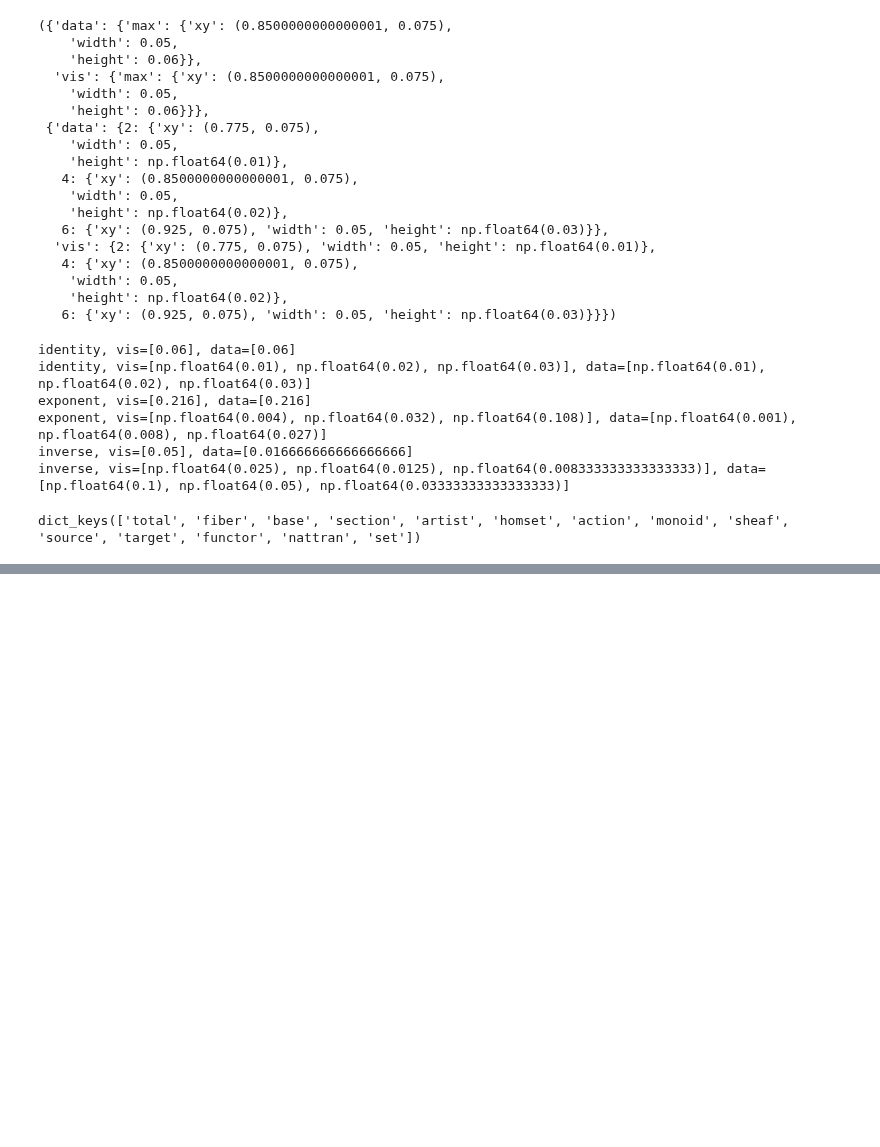
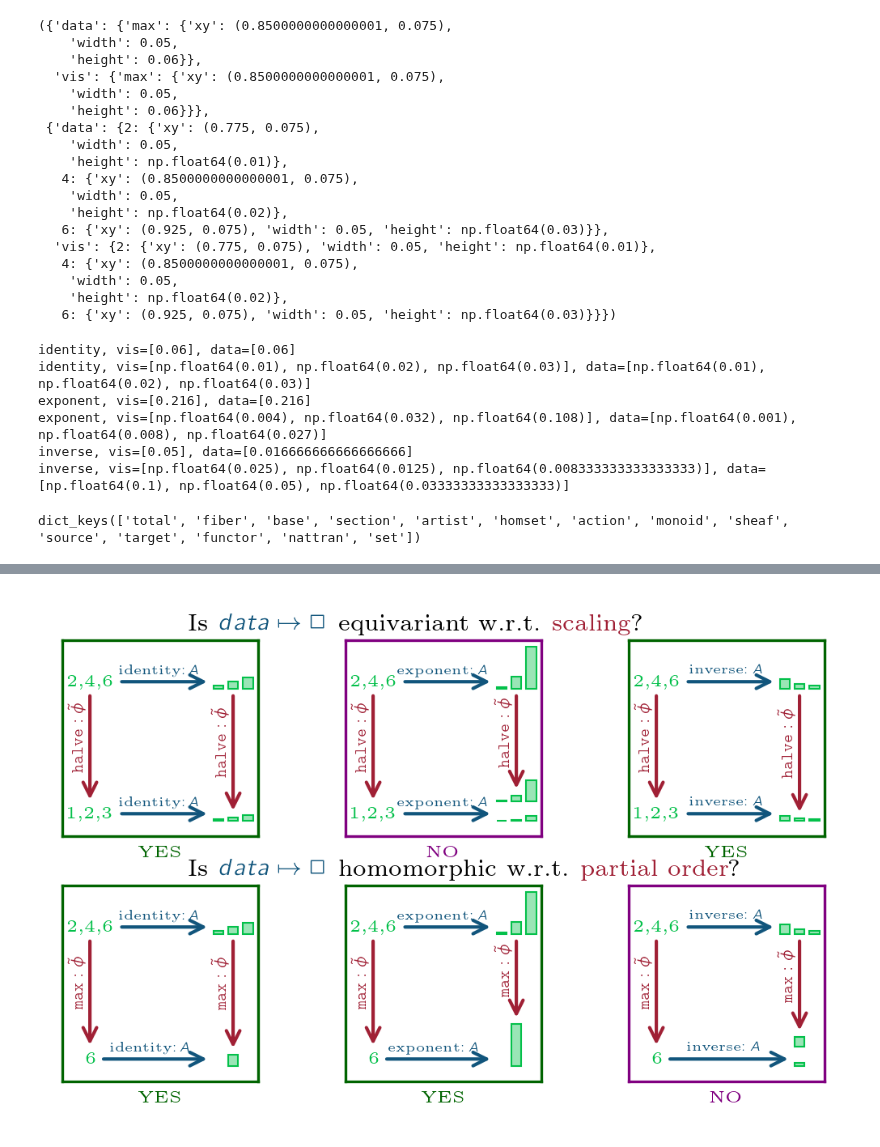
Before and after one commit to story645/team, a Jupyter notebook: paper/figcode/equivariance_homomorphism.ipynb, the cells around one changed output, grey strips where cells are left out. Drawn from its saved outputs; the diff is of its cells as text; code cells hidden in the pictures; blank space fills up the shorter version.

Commit message:
fold back in equivariance and homomorphism

```diff
--- a/paper/figcode/equivariance_homomorphism.ipynb
+++ b/paper/figcode/equivariance_homomorphism.ipynb
@@ -114,9 +114,13 @@ pcd.keys()
 # %% [output]
 dict_keys(['total', 'fiber', 'base', 'section', 'artist', 'homset', 'action', 'monoid', 'sheaf', 'source', 'target', 'functor', 'nattran', 'set'])
 # %%
-def make_diagram(title, symmetry, action, action_label, boxes, boxes_func, savepath, action_label_orientation='v'):
+def make_diagram(title, symmetry, action, action_label, boxes, boxes_func, savepath, action_label_orientation='v', fig=None, save=False):
 
-    fig, axd = plt.subplot_mosaic([[name for name in bar_transforms]], figsize=(3.5, 1), layout='compressed')
+    if not fig:
+        fig = plt.figure(figsize=(3.5, 1), layout='compressed')
+        save = True
+
+    axd = fig.subplot_mosaic([[name for name in bar_transforms]])
 
     space = ("s", fig.get_facecolor())
     texts = [("Is", "k"), space, (r"$data \mapsto \Box$", pcd['artist']), space, (title[0], 'k'), space,
@@ -191,10 +195,10 @@ def make_diagram(title, symmetry, action, action_label, boxes, boxes_func, savep
         for tail, head in [ (xy, (boxes_data[0], xy)), (xley, (hdx, xley), )]  :
             a = ax.annotate("", (0, .5), (1, .5), xycoords=head, textcoords=tail,  arrowprops=dict(arrowstyle="->,widthA=.15,lengthA=0", color=pcd['artist']))
             lab = fname
-            ax.annotate(lab, xy=(0,0), xytext =(.5, .85), textcoords=a, ha='center', va='bottom', color=pcd['artist'],  fontsize=fs['tiny'])
+            ax.annotate(f"{lab}"+ r"$:A$", xy=(0,0), xytext =(.5, .85), textcoords=a, ha='center', va='bottom', color=pcd['artist'],  fontsize=fs['tiny']-1)
 
-
-    fig.savefig(savepath, bbox_inches='tight', dpi=200)
+    if save:
+        fig.savefig(savepath, bbox_inches='tight', dpi=200)
 # %%
 title = ("homomorphic w.r.t.", "partial order")
 symmetry = "H"
@@ -219,0 +224,27 @@ make_diagram(title, symmetry, action, action_label, boxes_data, boxes_func, save
+# %%
+
+fig = plt.figure(layout='constrained', figsize=(3.5, 2))
+sfig1, sfig2 = fig.subfigures(2, 1, wspace=0)
+
+title = ("homomorphic w.r.t.", "partial order")
+symmetry = "H"
+savepath = paper_path/"homomorphism.pdf"
+boxes_func = boxes_max
+action = max
+action_label = r"$\texttt{max}:\tilde{\phi}$"
+
+make_diagram(title, symmetry, action, action_label, boxes_data, boxes_func, savepath, action_label_orientation='v', fig=sfig2)
+
+title = ("equivariant w.r.t.", "scaling")
+symmetry = "E"
+savepath = paper_path/"equivariant.pdf"
+boxes_func = boxes_scale
+action =  scale
+action_label = r"$\times\frac{1}{2}:\tilde{\phi}$"
+action_label = r"$\texttt{halve}:\tilde{\phi}$"
+
+make_diagram(title, symmetry, action, action_label, boxes_data, boxes_func, savepath, action_label_orientation ='v', fig=sfig1)
+
+fig.savefig(paper_path/"equiv_homo.pdf", bbox_inches='tight', dpi=200)
+# %% [output]
+[figure, added]
```
Also changed, not shown: parts of 1 cell of this notebook, 31 other files.
